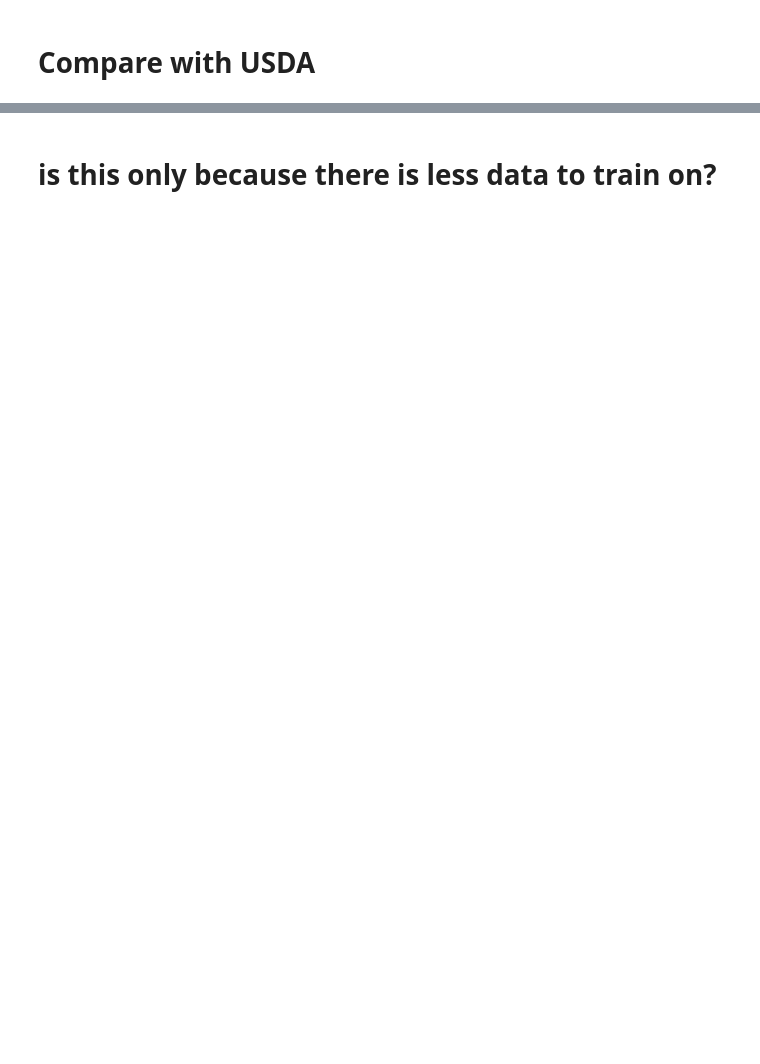
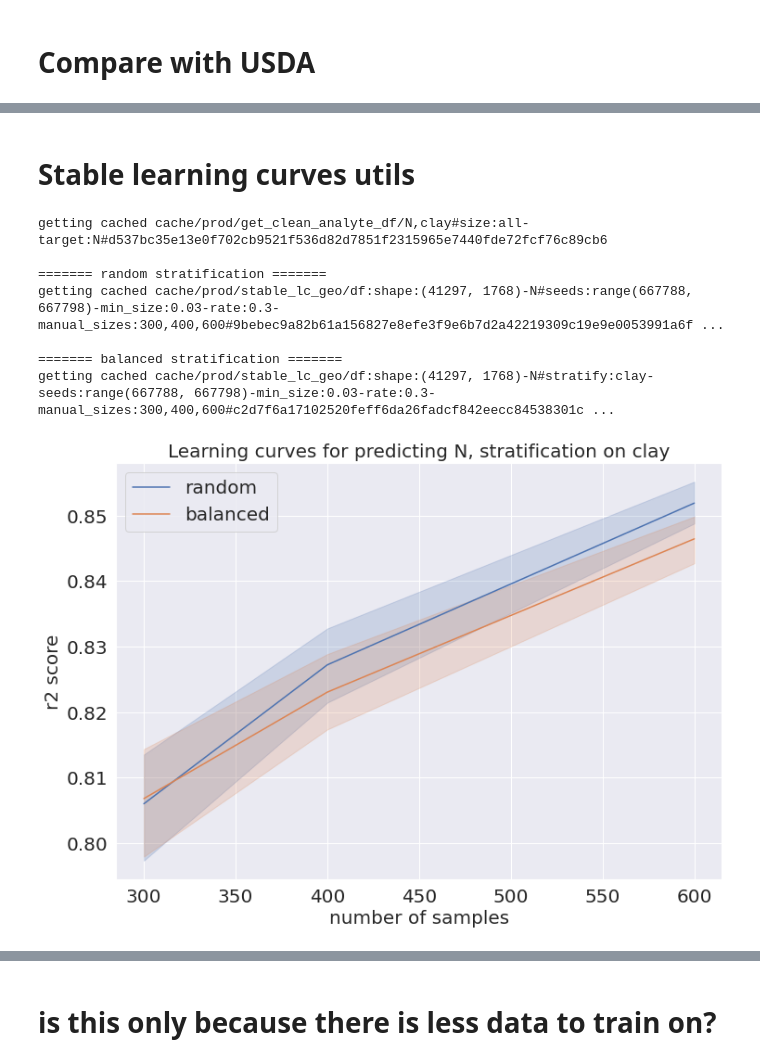
Before and after one commit to groznys/soil_sis, a Jupyter notebook: hello_model.ipynb, the cells around one changed output, grey strips where cells are left out. Drawn from its saved outputs; the diff is of its cells as text; code cells hidden in the pictures; blank space fills up the shorter version.

```diff
--- a/hello_model.ipynb
+++ b/hello_model.ipynb
@@ -261,5 +353,0 @@ cv_score(small_usda, "nitrogen").mean()
-# %%
-nitrogen_data = get_model_data(usda, "nitrogen")
-model = xtrees_factory()
-score_model(model, *nitrogen_data)
-model.feature_importances_
@@ -454,0 +720,2 @@ score for predicting water on all data: 0.8802686403850206
+# %% [markdown]
+# Stable learning curves utils
@@ -454,0 +798,48 @@ score for predicting water on all data: 0.8802686403850206
+# %%
+def plot_lc_comparison(df, analyte, stratify, scale=False, seed=SEED,
+                       stable=False, min_size=0.03, adverse=True,
+                       resolution="standard", manual_sizes=None, smooth=False, hline=False):
+    if isinstance(seed, int):
+        seeds = (seed, )
+    else:
+        seeds = seed
+
+    if resolution == "standard":
+        # these numbers are chosen like this only to make use of cached results (doesn't work anyway)
+        rate = 0.3
+    elif resolution == "high":
+        rate = 0.14
+
+    lc_fun = stable_lc_geo if stable else get_lc_geo
+    print("\n======= random stratification =======")
+    lc_random = lc_fun(df, analyte, seeds=seeds, min_size=min_size, rate=rate, manual_sizes=manual_sizes)
+    print("\n======= balanced stratification =======")
+    lc_perfect = lc_fun(df, analyte, stratify=stratify, seeds=seeds, min_size=min_size, rate=rate, manual_sizes=manual_sizes)
+    if adverse:
+        print("\n======= adverserial stratification =======")
+        lc_adverse = lc_fun(df, analyte, stratify=stratify, adverse=True,
+                            seeds=seeds, min_size=min_size, rate=rate, manual_sizes=manual_sizes)
+
+    lcs = [lc_random, lc_perfect]
+    descs = ["random", "balanced"]
+    if adverse:
+        lcs.append(lc_adverse)
+        descs.append("adverserial")
+    plot_lcs(lcs, descs, scale=scale, smooth=smooth, hline=hline)
+    plt.title(f"Learning curves for predicting {pretty_analyte(analyte)}, stratification on {stratify}", fontsize=20)
+#     f"{' ,test set const' if stable else ''}", fontsize=20)
+# %%
+N_clay = get_clean_analyte_df(["N", "clay"], size="all", target="N")
+sns.set_theme()
+sns.color_palette("deep") # try dark
+seeds = range(SEED, SEED+10)
+plot_lc_comparison(N_clay, "N", stratify="clay", adverse=False, stable=True, manual_sizes=[300, 400, 600], seed=seeds)
+# %% [output]
+getting cached cache/prod/get_clean_analyte_df/N,clay#size:all-target:N#d537bc35e13e0f702cb9521f536d82d7851f2315965e7440fde72fcf76c89cb6
+
+======= random stratification =======
+getting cached cache/prod/stable_lc_geo/df:shape:(41297, 1768)-N#seeds:range(667788, 667798)-min_size:0.03-rate:0.3-manual_sizes:300,400,600#9bebec9a82b61a156827e8efe3f9e6b7d2a42219309c19e9e0053991a6f ...
+
+======= balanced stratification =======
+getting cached cache/prod/stable_lc_geo/df:shape:(41297, 1768)-N#stratify:clay-seeds:range(667788, 667798)-min_size:0.03-rate:0.3-manual_sizes:300,400,600#c2d7f6a17102520feff6da26fadcf842eecc84538301c ...
+[figure, added]
```
Also changed, not shown: parts of 182 cells of this notebook, 7 other files.
